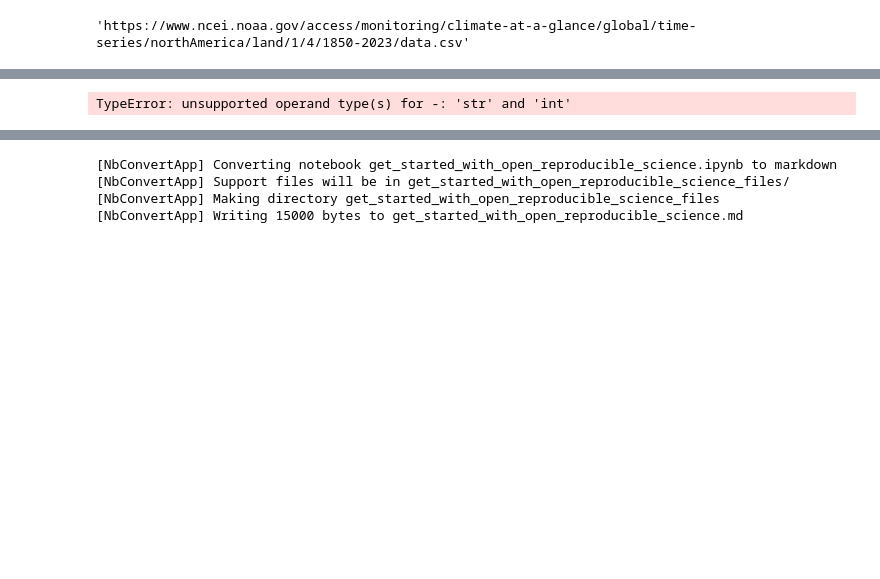
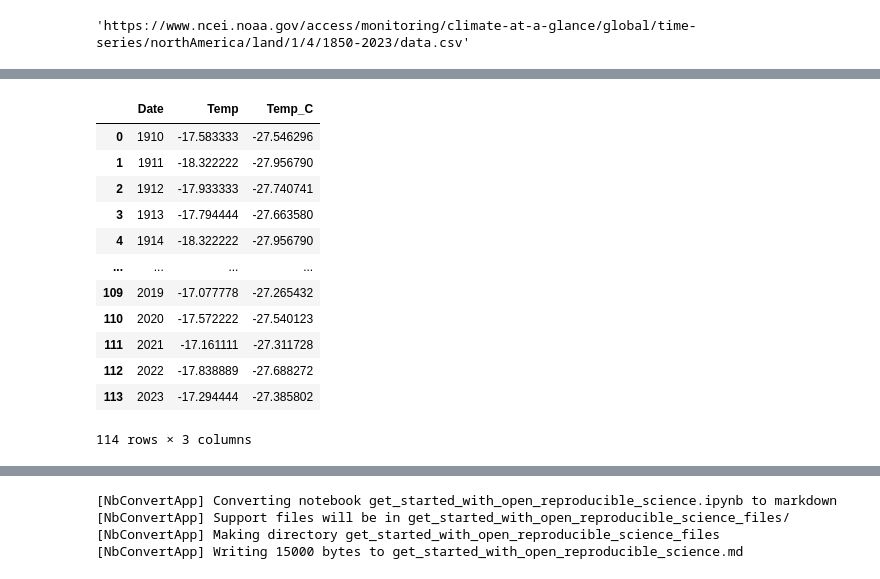
Before and after one commit to Doobernicus/get-started-with-reproducible-science-Doobernicus, a Jupyter notebook: get_started_with_open_reproducible_science.ipynb, the cells around one changed output, grey strips where cells are left out. Drawn from its saved outputs; the diff is of its cells as text; code cells hidden in the pictures; blank space fills up the shorter version.

```diff
--- a/get_started_with_open_reproducible_science.ipynb
+++ b/get_started_with_open_reproducible_science.ipynb
@@ -474,6 +474,18 @@ na_avg_temp_df
 # %%
 #convert to celcius
-na_avg_temp_df.iloc[:,1] = (na_avg_temp_df.iloc[:,1] - 32) * 5 / 9
+na_avg_temp_df["Temp_C"] = (na_avg_temp_df["Temp"] - 32) * 5 / 9
 na_avg_temp_df
 # %% [output]
+|  | Date | Temp | Temp_C |
+| 0 | 1910 | -17.583333 | -27.546296 |
+| 1 | 1911 | -18.322222 | -27.956790 |
+| 2 | 1912 | -17.933333 | -27.740741 |
+| 3 | 1913 | -17.794444 | -27.663580 |
+| 4 | 1914 | -18.322222 | -27.956790 |
+| ... | ... | ... | ... |
+| 109 | 2019 | -17.077778 | -27.265432 |
+| 110 | 2020 | -17.572222 | -27.540123 |
+| 111 | 2021 | -17.161111 | -27.311728 |
+| 112 | 2022 | -17.838889 | -27.688272 |
+| 113 | 2023 | -17.294444 | -27.385802 |
-TypeError: unsupported operand type(s) for -: 'str' and 'int'
+114 rows × 3 columns
```
Also changed, not shown: parts of 2 cells of this notebook.
